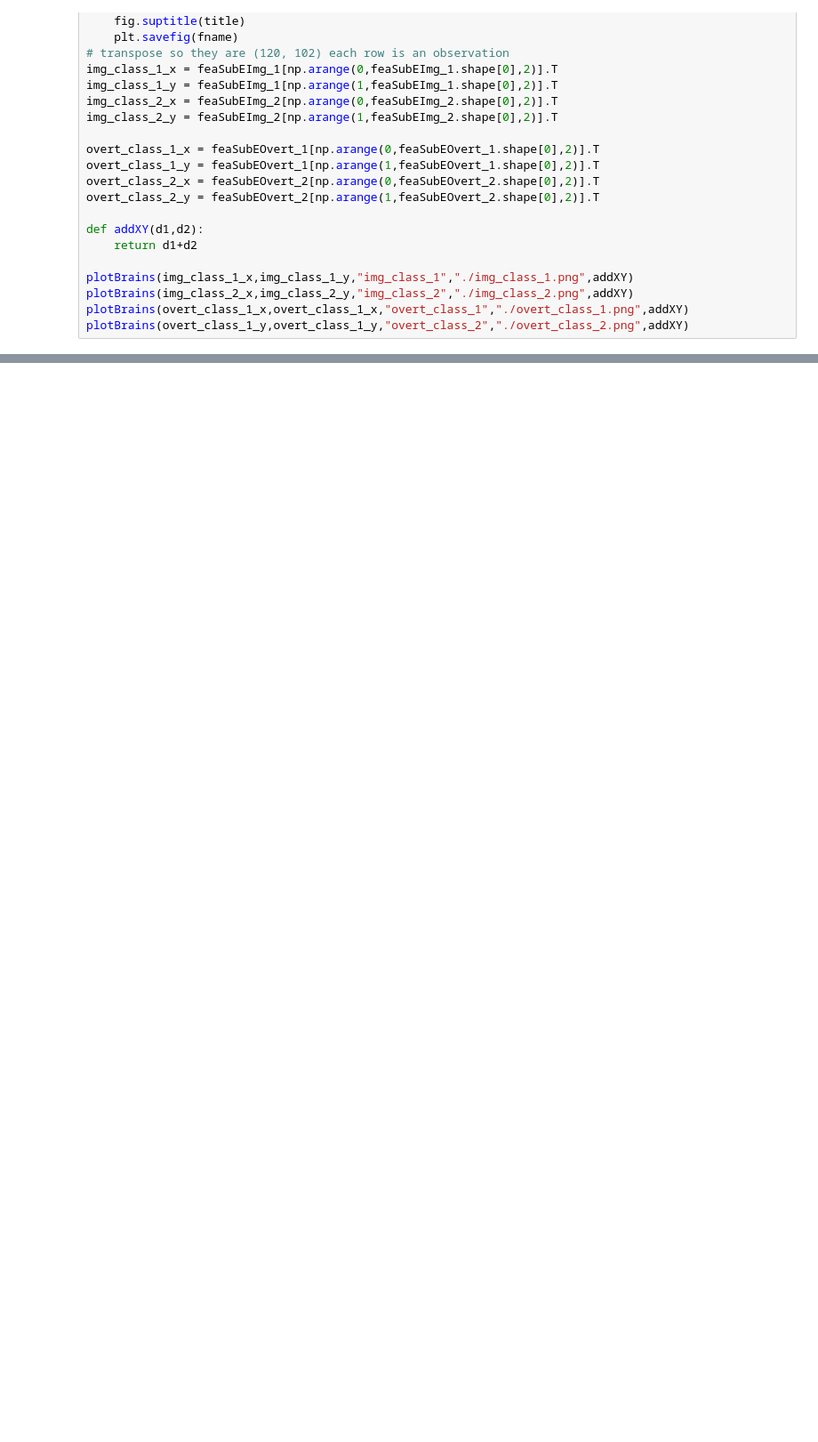
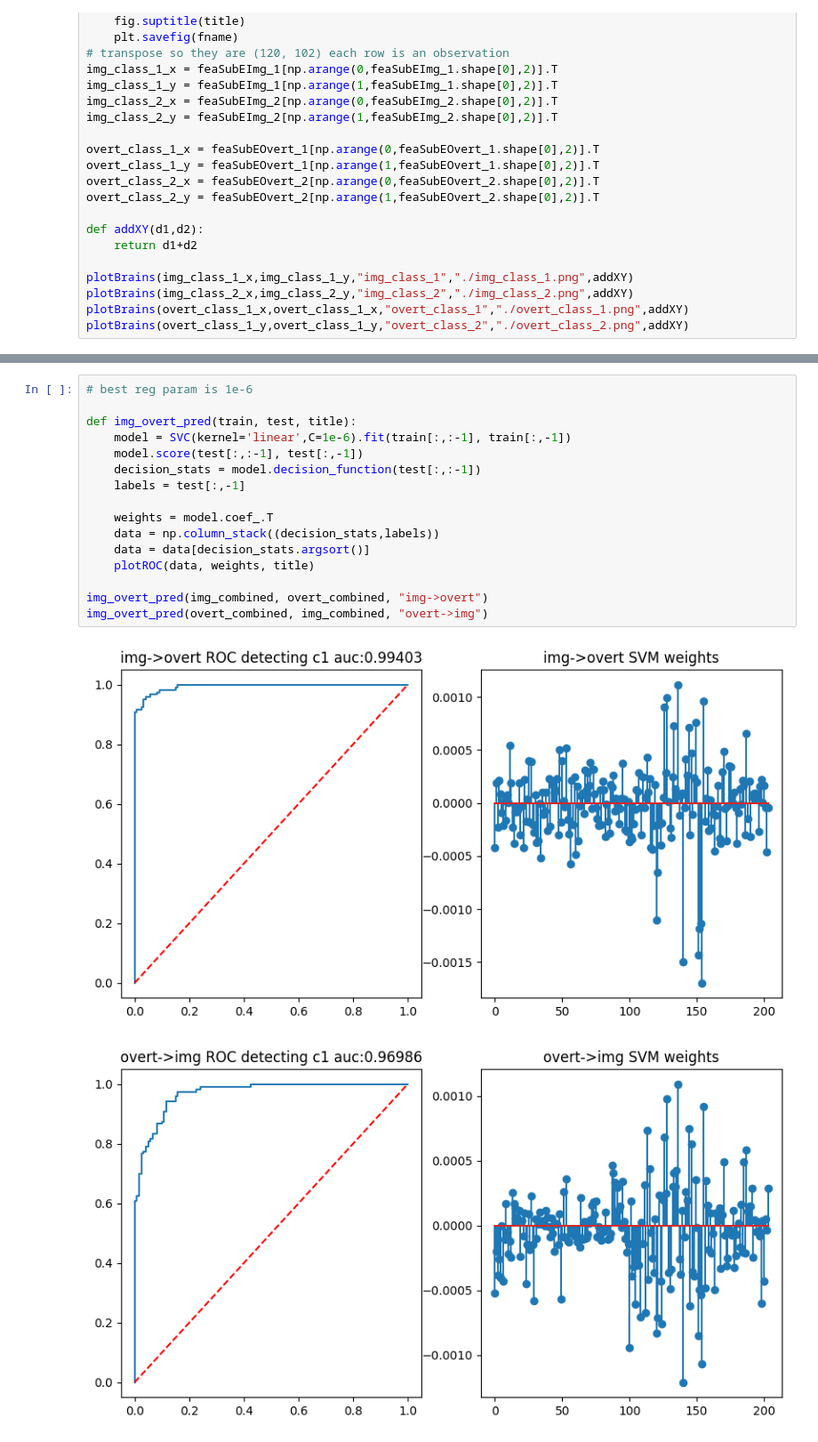
Before and after one commit to albertlyuan/ece-580, a Jupyter notebook: mp2/mp2.ipynb, the cells around one changed output, grey strips where cells are left out. Shown at 89% size. Drawn from its saved outputs; the diff is of its cells as text; blank space fills up the shorter version.

```diff
--- a/mp2/mp2.ipynb
+++ b/mp2/mp2.ipynb
@@ -204,0 +249,19 @@ TypeError: Axes.scatter() missing 1 required positional argument: 'y'
+# %%
+# best reg param is 1e-6
+
+def img_overt_pred(train, test, title):
+    model = SVC(kernel='linear',C=1e-6).fit(train[:,:-1], train[:,-1])
+    model.score(test[:,:-1], test[:,-1])
+    decision_stats = model.decision_function(test[:,:-1])
+    labels = test[:,-1]
+
+    weights = model.coef_.T
+    data = np.column_stack((decision_stats,labels))
+    data = data[decision_stats.argsort()]
+    plotROC(data, weights, title)
+
+img_overt_pred(img_combined, overt_combined, "img->overt")
+img_overt_pred(overt_combined, img_combined, "overt->img")
+# %% [output]
+[figure, added]
+[figure, added]
```
Also changed, not shown: parts of 9 cells of this notebook.
